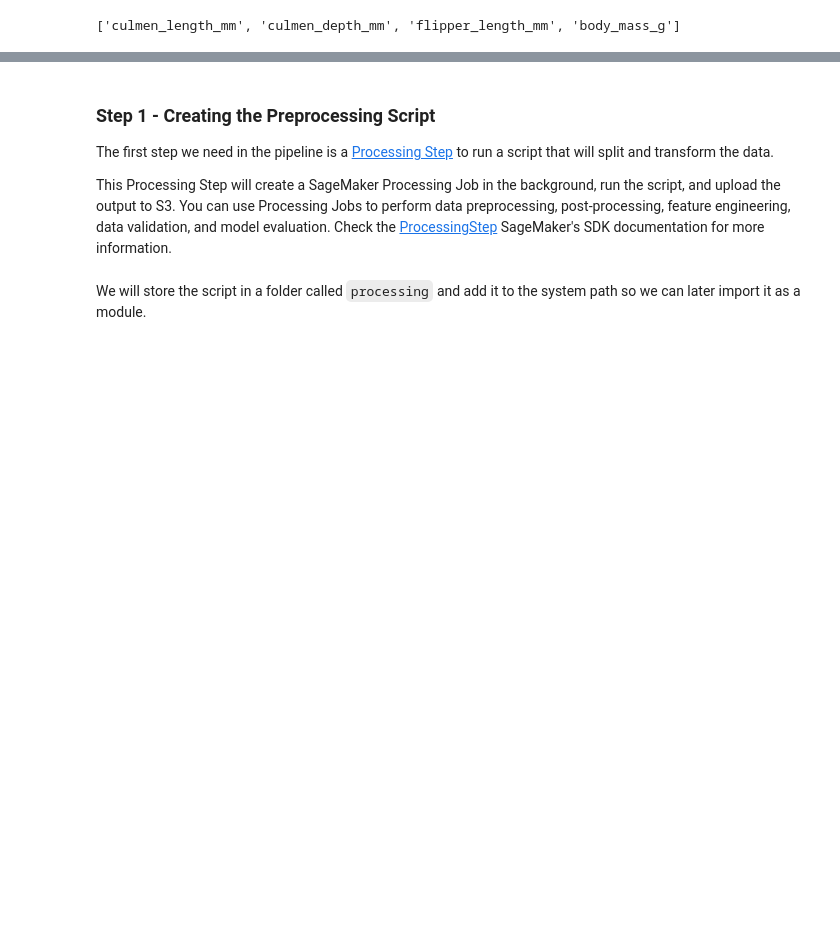
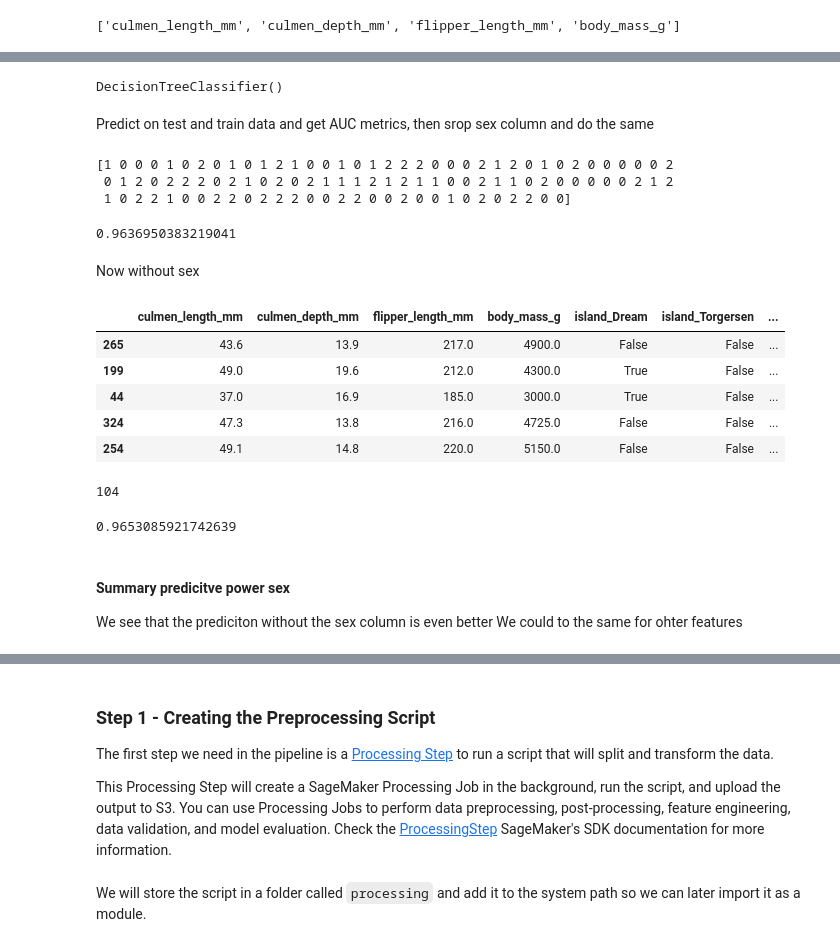
Before and after one commit to MaxJoas/ml.school, a Jupyter notebook: program/cohort.ipynb, the cells around one changed output, grey strips where cells are left out. Drawn from its saved outputs; the diff is of its cells as text; code cells hidden in the pictures; blank space fills up the shorter version.

```diff
--- a/program/cohort.ipynb
+++ b/program/cohort.ipynb
@@ -438,0 +461,8 @@ for col in num_cols:
+# %%
+penguins_encoded = pd.get_dummies(penguins, columns=['island', 'sex'], drop_first=True)
+print(penguins_encoded.head())
+from scipy.stats.contingency import association
+
+crosstab = pd.crosstab(index=penguins['species'], columns=penguins['sex'])
+print(crosstab)
+print(association(crosstab))
@@ -438,0 +493,45 @@ for col in num_cols:
+# %%
+from sklearn import tree
+from sklearn.model_selection import train_test_split
+from sklearn.preprocessing import LabelEncoder
+
+y = penguins_encoded['species']
+X = penguins_encoded.drop(columns=['species'])
+X_train, X_test, y_train, y_test = train_test_split(X, y, test_size=0.3, stratify=y)
+label_encoder = LabelEncoder()
+y_test = label_encoder.fit_transform(y_test)
+y_train = label_encoder.fit_transform(y_train)
+
+clf = tree.DecisionTreeClassifier()
+clf.fit(X_train, y_train)
+# %% [output]
+DecisionTreeClassifier()
+# %% [markdown]
+Predict on test and train data and get AUC metrics, then srop sex column and do the same
+# %%
+preds = clf.predict(X_test)
+print(preds)
+# %% [output]
+[1 0 0 0 1 0 2 0 1 0 1 2 1 0 0 1 0 1 2 2 2 0 0 0 2 1 2 0 1 0 2 0 0 0 0 0 2
+ 0 1 2 0 2 2 2 0 2 1 0 2 0 2 1 1 1 2 1 2 1 1 0 0 2 1 1 0 2 0 0 0 0 0 2 1 2
+ 1 0 2 2 1 0 0 2 2 0 2 2 2 0 0 2 2 0 0 2 0 0 1 0 2 0 2 2 0 0]
+# %%
+from sklearn import metrics
+
+# Convert preds and y_test to numeric types
+
+fpr, tpr, thresholds = metrics.roc_curve(y_test, preds, pos_label=2)
+metrics.auc(fpr, tpr)
+# %% [output]
+0.9636950383219041
+# %% [markdown]
+Now without sex
+# %%
+X_train.head()
+# %% [output]
+|  | culmen_length_mm | culmen_depth_mm | flipper_length_mm | body_mass_g | island_Dream | island_Torgersen | ... |
+| 265 | 43.6 | 13.9 | 217.0 | 4900.0 | False | False | ... |
+| 199 | 49.0 | 19.6 | 212.0 | 4300.0 | True | False | ... |
+| 44 | 37.0 | 16.9 | 185.0 | 3000.0 | True | False | ... |
+| 324 | 47.3 | 13.8 | 216.0 | 4725.0 | False | False | ... |
+| 254 | 49.1 | 14.8 | 220.0 | 5150.0 | False | False | ... |
@@ -439,3 +543,16 @@ for col in num_cols:
+# %%
+len(preds_wo_sex)
+# %% [output]
+104
+# %%
+fpr, tpr, thresholds = metrics.roc_curve(y_test, preds_wo_sex, pos_label=2)
+metrics.auc(fpr, tpr)
+# %% [output]
+0.9653085921742639
+# %% [markdown]
+#### Summary predicitve power sex
+We see that the prediciton without the sex column is even better
+We could to the same for ohter features
 # %% [markdown]
 ## Session 3 - Splitting and Transforming the Data
 
```
Also changed, not shown: parts of 12 cells of this notebook.
